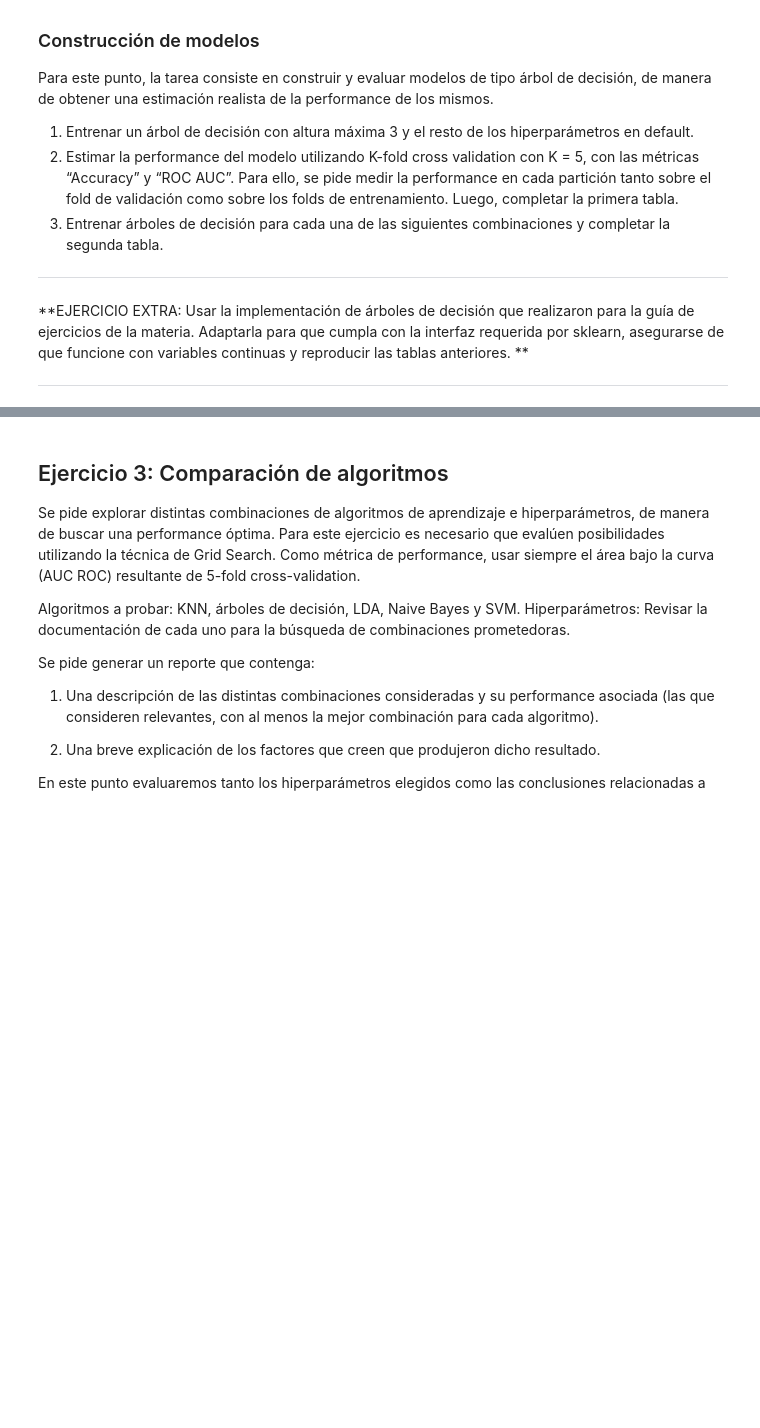
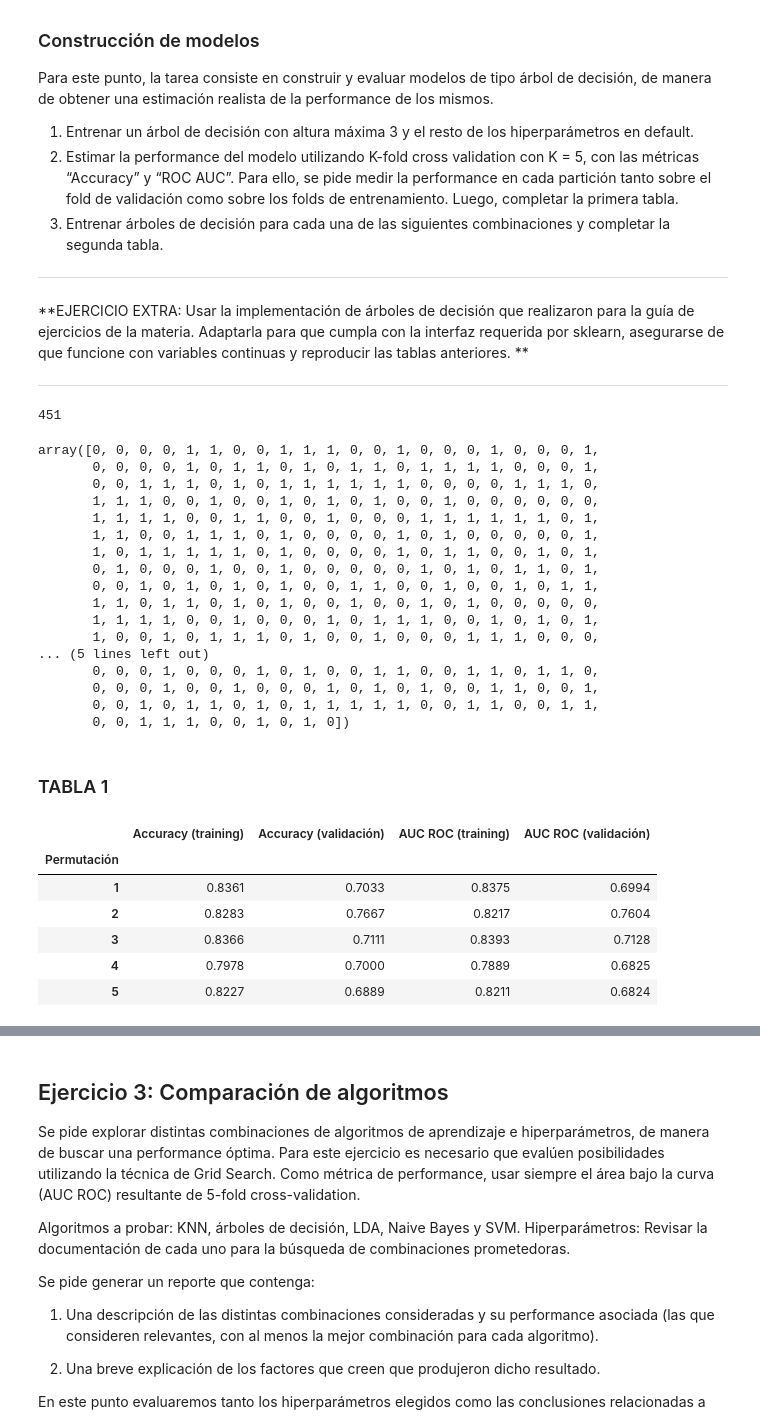
Before and after one commit to ilebrero/Aprendizaje-Automatico, a Jupyter notebook: TP1/TP1.ipynb, the cells around one changed output, grey strips where cells are left out. Cells and saved outputs as stored; diff of their text form; code cells hidden in the pictures; blank space fills up the shorter version.

```diff
--- a/TP1/TP1.ipynb
+++ b/TP1/TP1.ipynb
@@ -267,35 +267,62 @@ for train_index, test_index in kf.split(X_dev_np):
     #print("TRAIN:", train_index, "TEST:", test_index)
     kf_X_train, kf_X_test = X_dev_np[train_index], X_dev_np[test_index]
     kf_y_train, kf_y_test = y_dev_np[train_index], y_dev_np[test_index]
 
     #Entrenamos el arbol con el fold actual
     arbol.fit(kf_X_train, kf_y_train)
 
     #Testeamos contra el fold de test
     kf_y_pred     = arbol.predict(kf_X_test)
     kf_y_pred_dev = arbol.predict(kf_X_train)
 
     accuracy_validation.append(get_accuracy(kf_y_pred, kf_y_test) )
     accuracy_train.append(get_accuracy(kf_y_pred_dev, kf_y_train) )
 
-    roc_train      = sklearn.metrics.roc_auc_score(kf_y_train, kf_y_pred_dev)
-    roc_validation = sklearn.metrics.roc_auc_score(kf_y_test, kf_y_pred)
+    roc_train.append(sklearn.metrics.roc_auc_score(kf_y_train, kf_y_pred_dev))
+    roc_validation.append(sklearn.metrics.roc_auc_score(kf_y_test, kf_y_pred))
 
 df = pd.DataFrame(index=range(1,6))
 df.index.name = "Permutación"
 
 df["Accuracy (training)"]   = accuracy_train     # cambiar por accuracies_training
 df["Accuracy (validación)"] = accuracy_validation  # cambiar por accuracies_validation
 df["AUC ROC (training)"]    = roc_train      # cambiar por aucs_training
 df["AUC ROC (validación)"]  = roc_validation    # cambiar por aucs_validation
 
 display(HTML("<h3> TABLA 1 </h3>"))
 display(df)
 
 # Descomentar las siguientes líneas para graficar el resultado
 # df.plot(kind="bar")
 # plt.legend(loc='upper left', bbox_to_anchor=(1.0, 1.0))
 # plt.show()
+# %% [output]
+451
+array([0, 0, 0, 0, 1, 1, 0, 0, 1, 1, 1, 0, 0, 1, 0, 0, 0, 1, 0, 0, 0, 1,
+       0, 0, 0, 0, 1, 0, 1, 1, 0, 1, 0, 1, 1, 0, 1, 1, 1, 1, 0, 0, 0, 1,
+       0, 0, 1, 1, 1, 0, 1, 0, 1, 1, 1, 1, 1, 1, 0, 0, 0, 0, 1, 1, 1, 0,
+       1, 1, 1, 0, 0, 1, 0, 0, 1, 0, 1, 0, 1, 0, 0, 1, 0, 0, 0, 0, 0, 0,
+       1, 1, 1, 1, 0, 0, 1, 1, 0, 0, 1, 0, 0, 0, 1, 1, 1, 1, 1, 1, 0, 1,
+       1, 1, 0, 0, 1, 1, 1, 0, 1, 0, 0, 0, 0, 1, 0, 1, 0, 0, 0, 0, 0, 1,
+       1, 0, 1, 1, 1, 1, 1, 0, 1, 0, 0, 0, 0, 1, 0, 1, 1, 0, 0, 1, 0, 1,
+       0, 1, 0, 0, 0, 1, 0, 0, 1, 0, 0, 0, 0, 0, 1, 0, 1, 0, 1, 1, 0, 1,
+       0, 0, 1, 0, 1, 0, 1, 0, 1, 0, 0, 1, 1, 0, 0, 1, 0, 0, 1, 0, 1, 1,
+       1, 1, 0, 1, 1, 0, 1, 0, 1, 0, 0, 1, 0, 0, 1, 0, 1, 0, 0, 0, 0, 0,
+       1, 1, 1, 1, 0, 0, 1, 0, 0, 0, 1, 0, 1, 1, 1, 0, 0, 1, 0, 1, 0, 1,
+       1, 0, 0, 1, 0, 1, 1, 1, 0, 1, 0, 0, 1, 0, 0, 0, 1, 1, 1, 0, 0, 0,
+... (5 lines left out)
+       0, 0, 0, 1, 0, 0, 0, 1, 0, 1, 0, 0, 1, 1, 0, 0, 1, 1, 0, 1, 1, 0,
+       0, 0, 0, 1, 0, 0, 1, 0, 0, 0, 1, 0, 1, 0, 1, 0, 0, 1, 1, 0, 0, 1,
+       0, 0, 1, 0, 1, 1, 0, 1, 0, 1, 1, 1, 1, 1, 0, 0, 1, 1, 0, 0, 1, 1,
+       0, 0, 1, 1, 1, 0, 0, 1, 0, 1, 0])
+TABLA 1
+|  | Accuracy (training) | Accuracy (validación) | AUC ROC (training) | AUC ROC (validación) |
+| Permutación |  |  |  |  |
+| 1 | 0.8361 | 0.7033 | 0.8375 | 0.6994 |
+| 2 | 0.8283 | 0.7667 | 0.8217 | 0.7604 |
+| 3 | 0.8366 | 0.7111 | 0.8393 | 0.7128 |
+| 4 | 0.7978 | 0.7000 | 0.7889 | 0.6825 |
+| 5 | 0.8227 | 0.6889 | 0.8211 | 0.6824 |
 # %%
 resultados_training   = []
 resultados_validation = []
```
Also changed, not shown: parts of 3 cells of this notebook.
